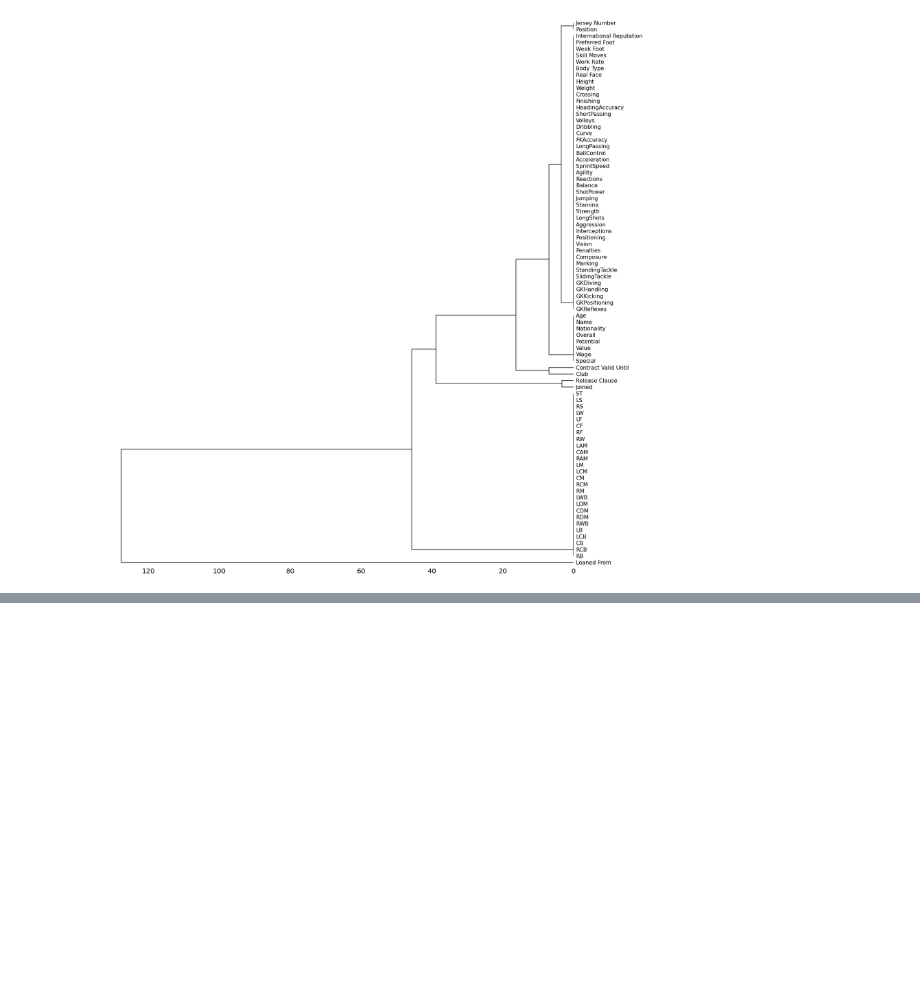
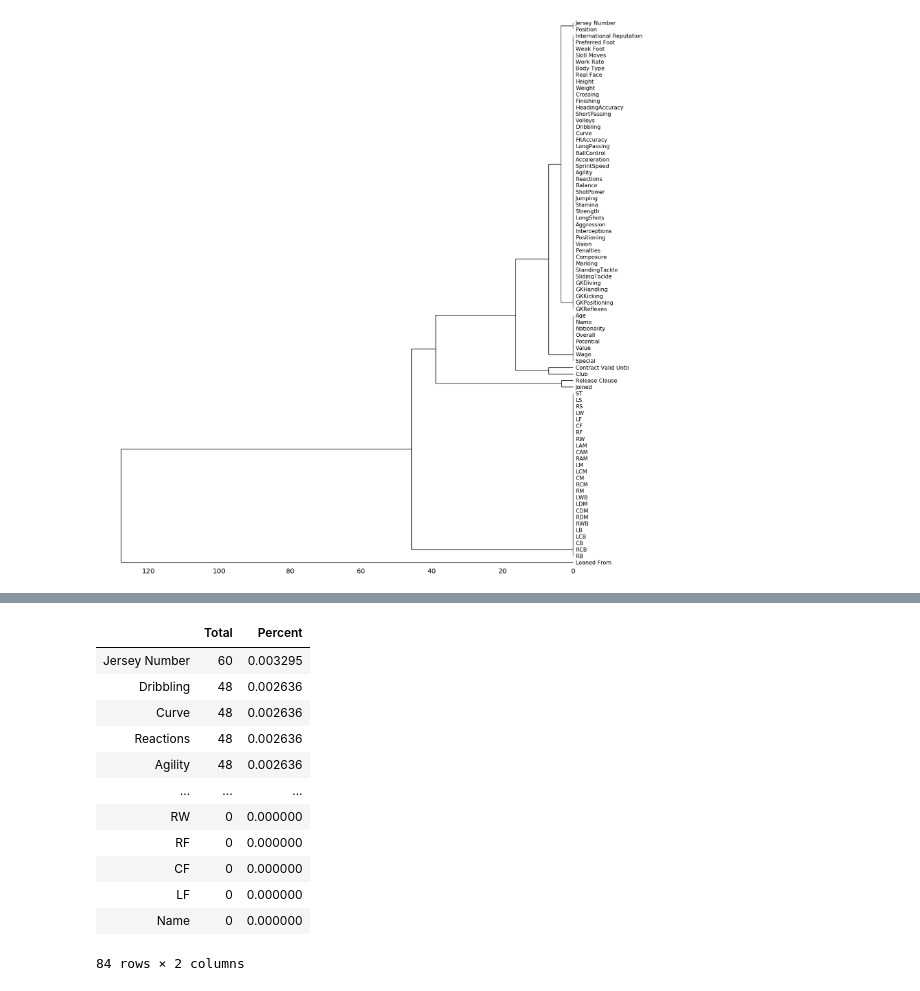
Before and after one commit to SsanyaS14/Fifa, a Jupyter notebook: Data-Clean/FIFA Analysis.ipynb, the cells around one changed output, grey strips where cells are left out. Drawn from its saved outputs; the diff is of its cells as text; code cells hidden in the pictures; blank space fills up the shorter version.

```diff
--- a/Data-Clean/FIFA Analysis.ipynb
+++ b/Data-Clean/FIFA Analysis.ipynb
@@ -94,0 +170,20 @@ msno.dendrogram(df)
+# %%
+categories = ['Release Clause','Joined','Contract Valid Until', 'Club', 'Position', 'Weight', 'Height', 'Real Face', 'Body Type', 'Work Rate','Preferred Foot']
+# %%
+df[categories].fillna(df[categories].mode(), inplace=True)
+# %%
+draw_missing_data_table(df)
+# %% [output]
+|  | Total | Percent |
+| Jersey Number | 60 | 0.003295 |
+| Dribbling | 48 | 0.002636 |
+| Curve | 48 | 0.002636 |
+| Reactions | 48 | 0.002636 |
+| Agility | 48 | 0.002636 |
+| ... | ... | ... |
+| RW | 0 | 0.000000 |
+| RF | 0 | 0.000000 |
+| CF | 0 | 0.000000 |
+| LF | 0 | 0.000000 |
+| Name | 0 | 0.000000 |
+84 rows × 2 columns
```
Also changed, not shown: parts of 10 cells of this notebook, 1 other file.
